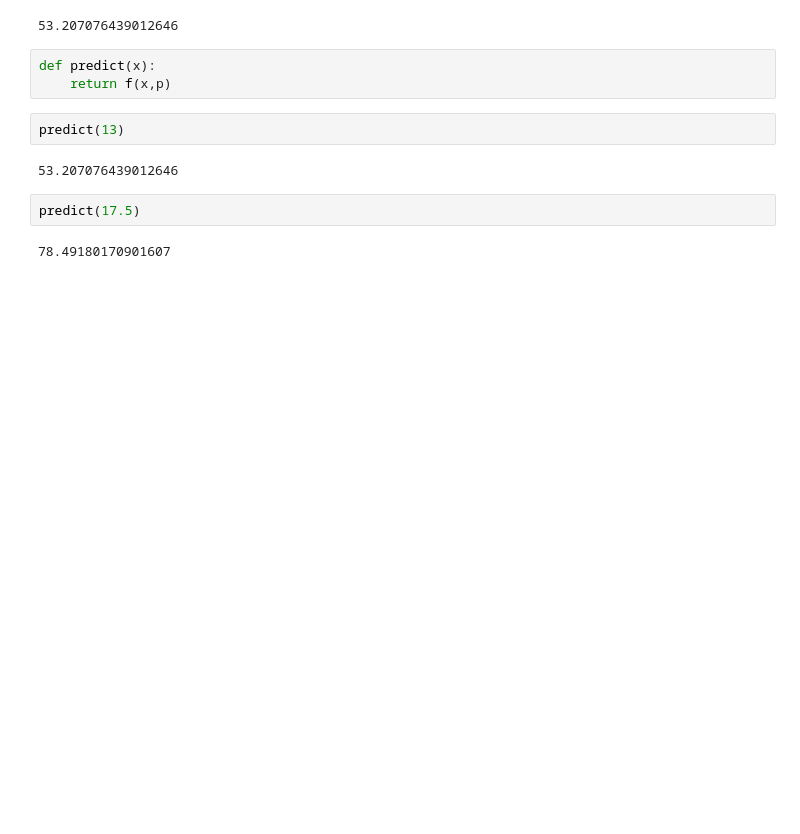
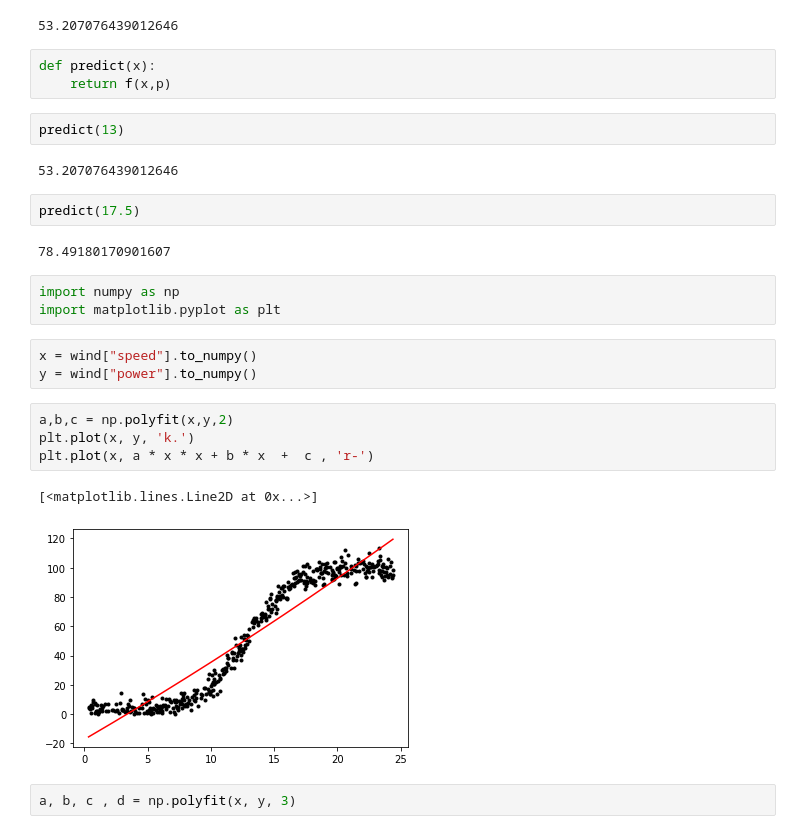
Before and after one commit to AdrianDonohoe/MLaS_project2020, a Jupyter notebook: Investigation and Training.ipynb, the cells around one changed output. Cells and saved outputs as stored; diff of their text form; blank space fills up the shorter version.

Commit message:
some numpy polyfit added

```diff
--- a/Investigation and Training.ipynb
+++ b/Investigation and Training.ipynb
@@ -132,3 +132,18 @@ predict(13)
 predict(17.5)
 # %% [output]
 78.49180170901607
+# %%
+import numpy as np
+import matplotlib.pyplot as plt
+# %%
+x = wind["speed"].to_numpy()
+y = wind["power"].to_numpy()
+# %%
+a,b,c = np.polyfit(x,y,2)
+plt.plot(x, y, 'k.')
+plt.plot(x, a * x * x + b * x  +  c , 'r-')
+# %% [output]
+[<matplotlib.lines.Line2D at 0x...>]
+[figure, added]
+# %%
+a, b, c , d = np.polyfit(x, y, 3)
```
Also changed, not shown: parts of 4 cells of this notebook.
